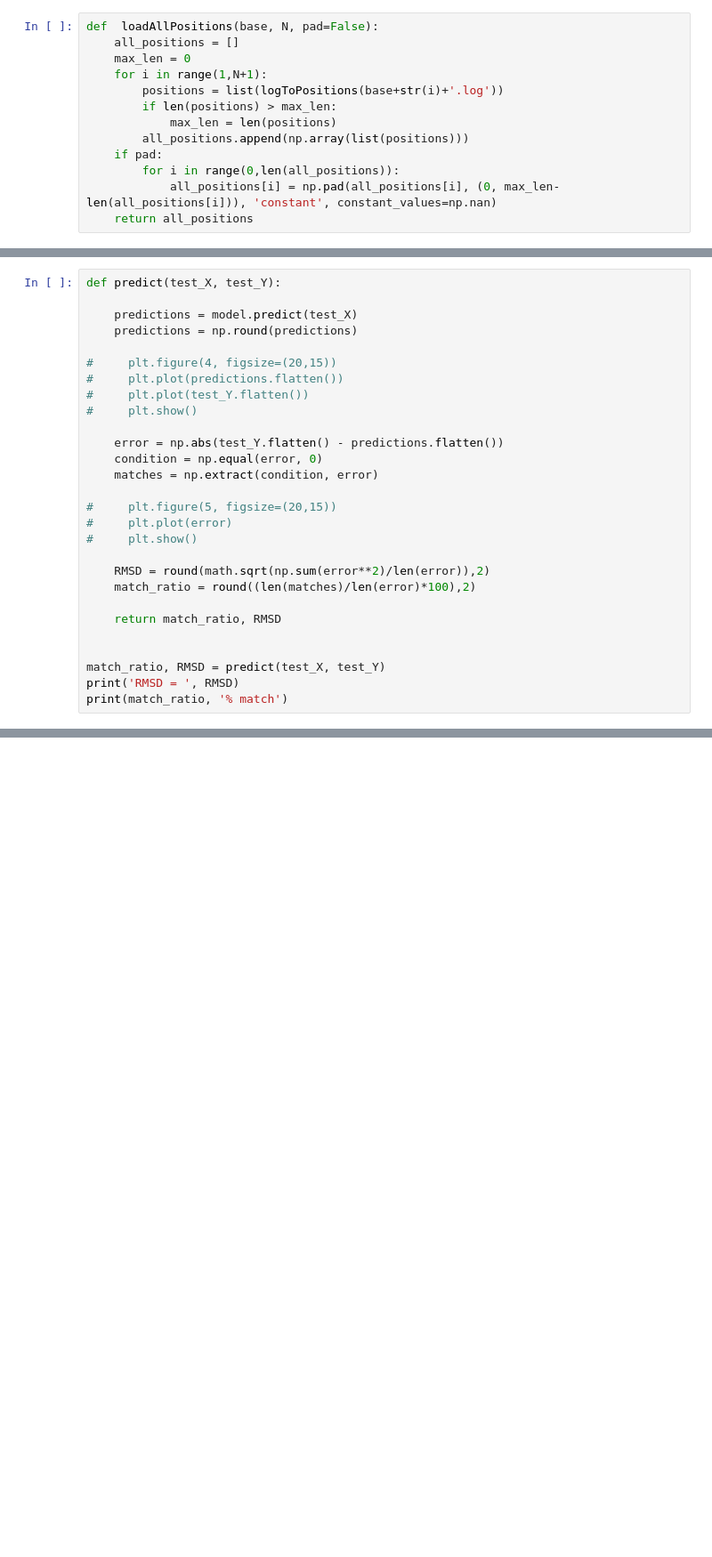
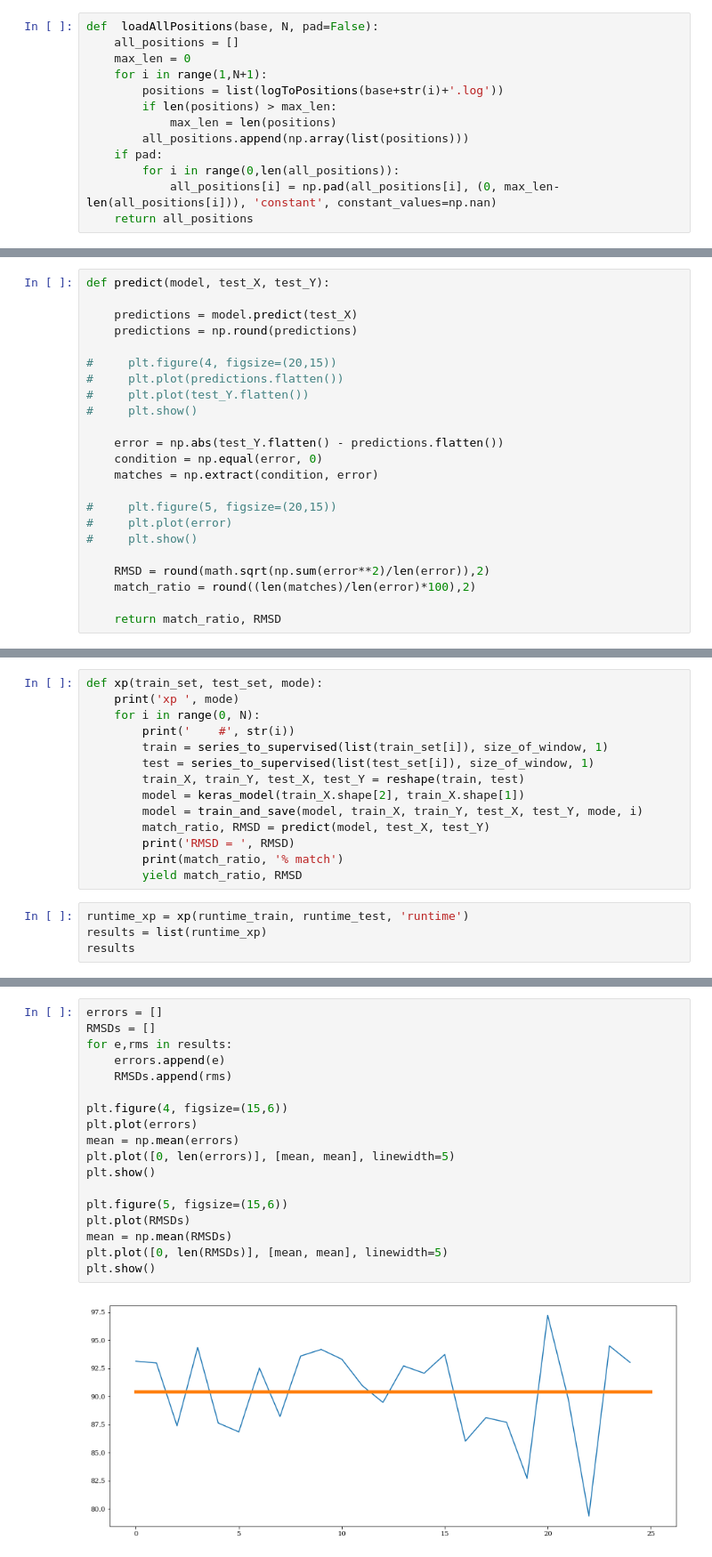
Before and after one commit to SINTEF-9012/thingml-diversifier, a Jupyter notebook: src/main/python/tensorflow.ipynb, the cells around one changed output, grey strips where cells are left out. Shown at 89% size. Saved outputs shown, nothing was run; the diff lists cells and outputs as text; blank space fills up the shorter version.

```diff
--- a/src/main/python/tensorflow.ipynb
+++ b/src/main/python/tensorflow.ipynb
@@ -315,5 +257,5 @@ _________________________________________________________________
 # %%
-def predict(test_X, test_Y):
+def predict(model, test_X, test_Y):
 
     predictions = model.predict(test_X)
     predictions = np.round(predictions)
@@ -335,8 +277,3 @@ def predict(test_X, test_Y):
     match_ratio = round((len(matches)/len(error)*100),2)
 
     return match_ratio, RMSD
-
-
-match_ratio, RMSD = predict(test_X, test_Y)
-print('RMSD = ', RMSD)
-print(match_ratio, '% match')
@@ -345,0 +280,18 @@ RMSD =  0.29
+# %%
+def xp(train_set, test_set, mode):
+    print('xp ', mode)
+    for i in range(0, N):
+        print('    #', str(i))
+        train = series_to_supervised(list(train_set[i]), size_of_window, 1)
+        test = series_to_supervised(list(test_set[i]), size_of_window, 1)
+        train_X, train_Y, test_X, test_Y = reshape(train, test)
+        model = keras_model(train_X.shape[2], train_X.shape[1])
+        model = train_and_save(model, train_X, train_Y, test_X, test_Y, mode, i)
+        match_ratio, RMSD = predict(model, test_X, test_Y)
+        print('RMSD = ', RMSD)
+        print(match_ratio, '% match')
+        yield match_ratio, RMSD
+# %%
+runtime_xp = xp(runtime_train, runtime_test, 'runtime')
+results = list(runtime_xp)
+results
@@ -345,0 +333,20 @@ RMSD =  0.29
+# %%
+errors = []
+RMSDs = []
+for e,rms in results:
+    errors.append(e)
+    RMSDs.append(rms)
+
+plt.figure(4, figsize=(15,6))
+plt.plot(errors)
+mean = np.mean(errors)
+plt.plot([0, len(errors)], [mean, mean], linewidth=5)
+plt.show()
+
+plt.figure(5, figsize=(15,6))
+plt.plot(RMSDs)
+mean = np.mean(RMSDs)
+plt.plot([0, len(RMSDs)], [mean, mean], linewidth=5)
+plt.show()
+# %% [output]
+[figure, added]
```
Also changed, not shown: parts of 9 cells of this notebook.
